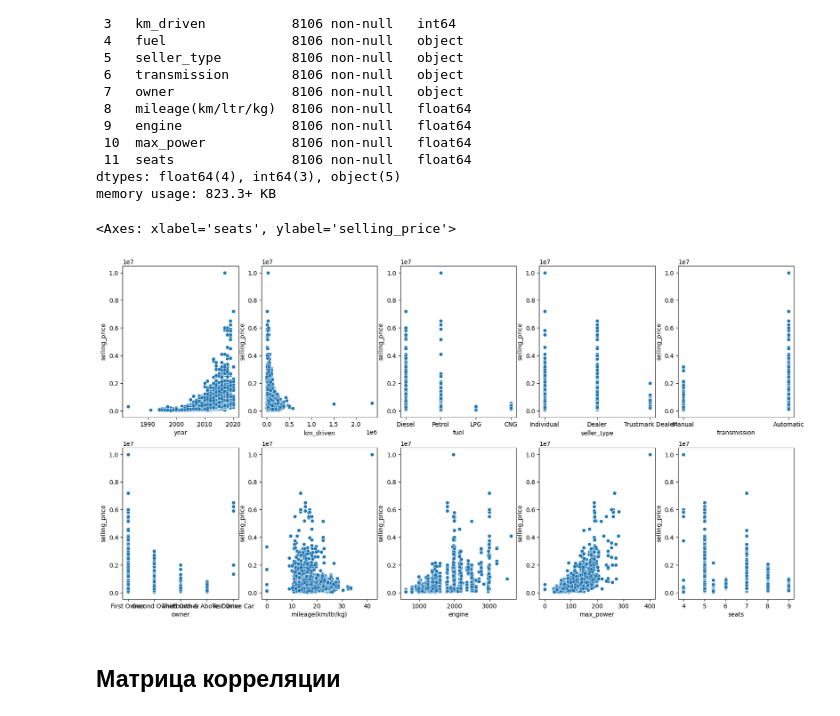
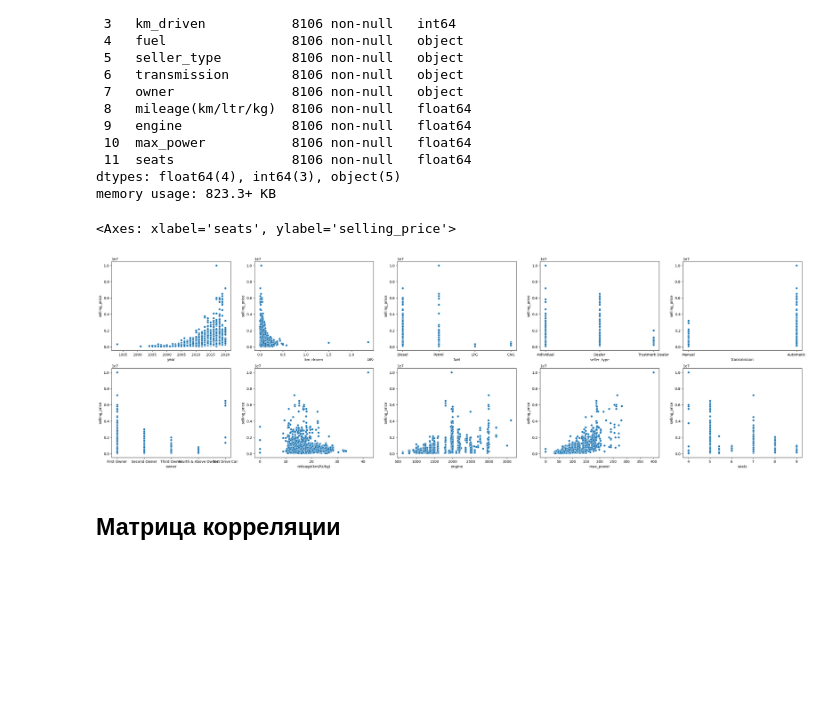
Before and after one commit to ismukhin/ml-course, a Jupyter notebook: regression_car_price.ipynb, the cells around one changed output. Saved outputs shown, nothing was run; the diff lists cells and outputs as text; code cells hidden in the pictures; blank space fills up the shorter version.

```diff
--- a/regression_car_price.ipynb
+++ b/regression_car_price.ipynb
@@ -223,24 +206,24 @@ memory usage: 823.3+ KB
 # %%
 X = data_new.drop(['selling_price','name'], axis=1)
 y = data_new['selling_price']
 feature_names = X.columns
 feature_names = list(feature_names)
 fig, axs = plt.subplots(nrows=2, ncols=5)
 fig.set_figheight(10)
-fig.set_figwidth(20)
+fig.set_figwidth(35)
 sb.scatterplot(x=feature_names[0], y='selling_price', data=data_new, ax=axs[0][0])
 sb.scatterplot(x=feature_names[1], y='selling_price', data=data_new, ax=axs[0][1])
 sb.scatterplot(x=feature_names[2], y='selling_price', data=data_new, ax=axs[0][2])
 sb.scatterplot(x=feature_names[3], y='selling_price', data=data_new, ax=axs[0][3])
 sb.scatterplot(x=feature_names[4], y='selling_price', data=data_new, ax=axs[0][4])
 sb.scatterplot(x=feature_names[5], y='selling_price', data=data_new, ax=axs[1][0])
 sb.scatterplot(x=feature_names[6], y='selling_price', data=data_new, ax=axs[1][1])
 sb.scatterplot(x=feature_names[7], y='selling_price', data=data_new, ax=axs[1][2])
 sb.scatterplot(x=feature_names[8], y='selling_price', data=data_new, ax=axs[1][3])
 sb.scatterplot(x=feature_names[9], y='selling_price', data=data_new, ax=axs[1][4])
 # %% [output]
 <Axes: xlabel='seats', ylabel='selling_price'>
-[figure, old version]
+[figure, new version]
 # %% [markdown]
 ## Матрица корреляции
 # %%
```
Also changed, not shown: parts of 24 cells of this notebook.
